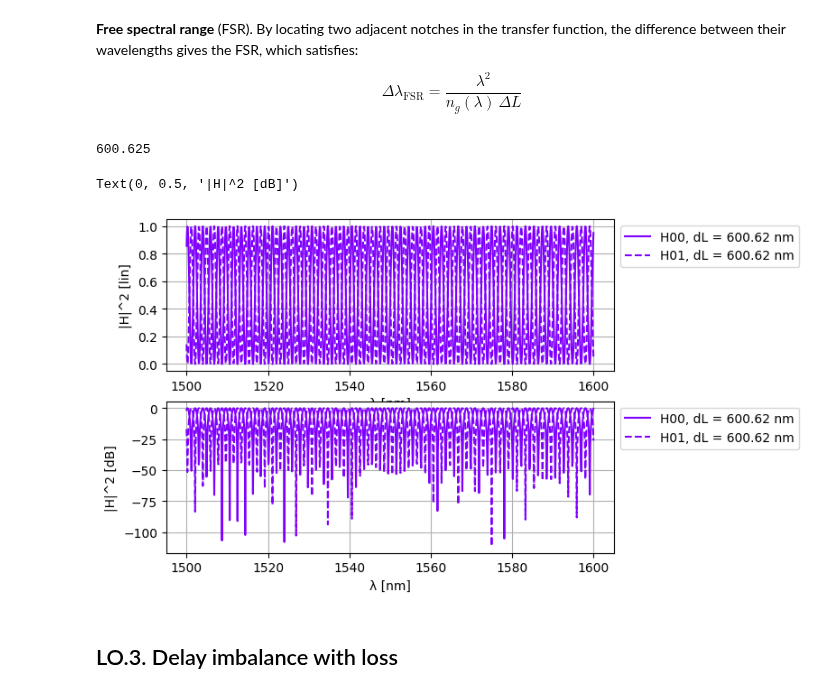
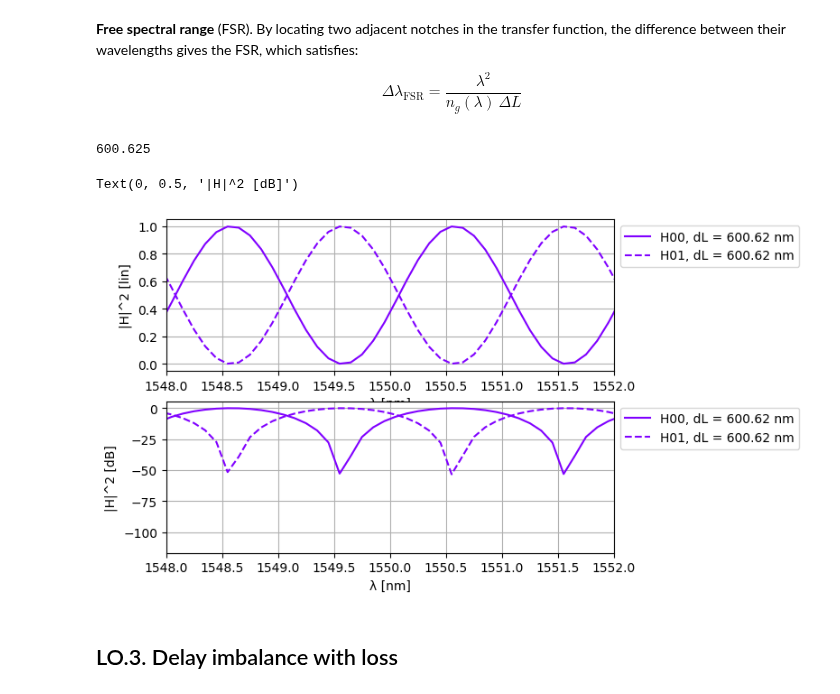
Before and after one commit to msarmas-UPV/cifoin-lab3, a Jupyter notebook: CIRCUITS_&_COMPACT_MODELS.ipynb, the cells around one changed output. Cells and saved outputs as stored; diff of their text form; code cells hidden in the pictures.

```diff
--- a/CIRCUITS_&_COMPACT_MODELS.ipynb
+++ b/CIRCUITS_&_COMPACT_MODELS.ipynb
@@ -370,34 +370,37 @@ color = cm.rainbow(np.linspace(0, 1, n_curves))
 fig, ax = plt.subplots(2,1)
 for i, delta_l in enumerate(delta_l_v):
     # Simulate MZI with given length difference
     # We can access the waveguide lengths by using the instance names defined in the circuit
     # First we instantiate the MZI with the desired lengths
     mzi_test = mzi(wl=wl, wvg_S={"length": l_base}, wvg_N={"length": l_base+delta_l})
     # Then we can extract the S-parameters using the port names defined in the circuit
     H00 = mzi_test["in0", "out0"]
     H01 = mzi_test["in0", "out1"]
 
     H00_dB = 20.0*jnp.log10(np.abs(H00) ** 2)
     H01_dB = 20.0*jnp.log10(np.abs(H01) ** 2)
 
     ax[0].plot(wl * 1e3, np.abs(H00)**2, linestyle="-", color=color[i], label=f"H00, dL = {delta_l:.2f} nm")
     ax[0].plot(wl * 1e3, np.abs(H01)**2, linestyle="--", color=color[i], label=f"H01, dL = {delta_l:.2f} nm")
 
     ax[1].plot(wl * 1e3, H00_dB, linestyle="-", color=color[i], label=f"H00, dL = {delta_l:.2f} nm")
     ax[1].plot(wl * 1e3, H01_dB, linestyle="--", color=color[i], label=f"H01, dL = {delta_l:.2f} nm")
 
 for i in range(0,2):
     ax[i].grid(visible=True)
     ax[i].legend(fontsize=8)
     ax[i].set_xlabel("λ [nm]")
     ax[i].legend(loc='upper left', bbox_to_anchor=(1, 1))
 
+# Zoom into the resonance region centered around λ = 1.55 μm
+ax[0].set_xlim([1548, 1552])
+ax[1].set_xlim([1548, 1552])
 ax[0].set_ylabel("|H|^2 [lin]")
 ax[1].set_ylabel("|H|^2 [dB]")
 # %% [output]
 600.625
 Text(0, 0.5, '|H|^2 [dB]')
-[figure, old version]
+[figure, new version]
 # %% [markdown]
 ## LO.3. Delay imbalance with loss
 # %%
```
Also changed, not shown: parts of 20 cells of this notebook.
